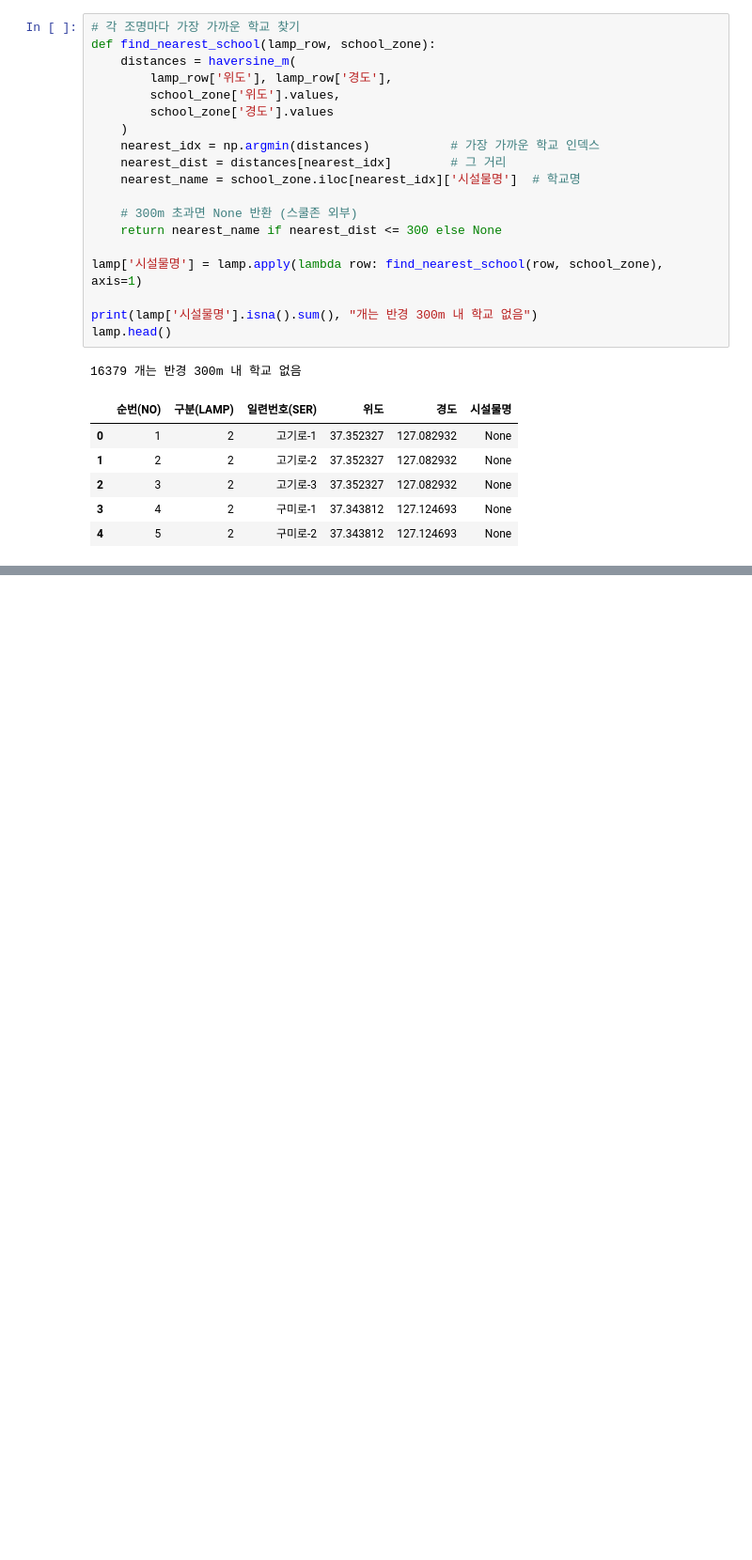
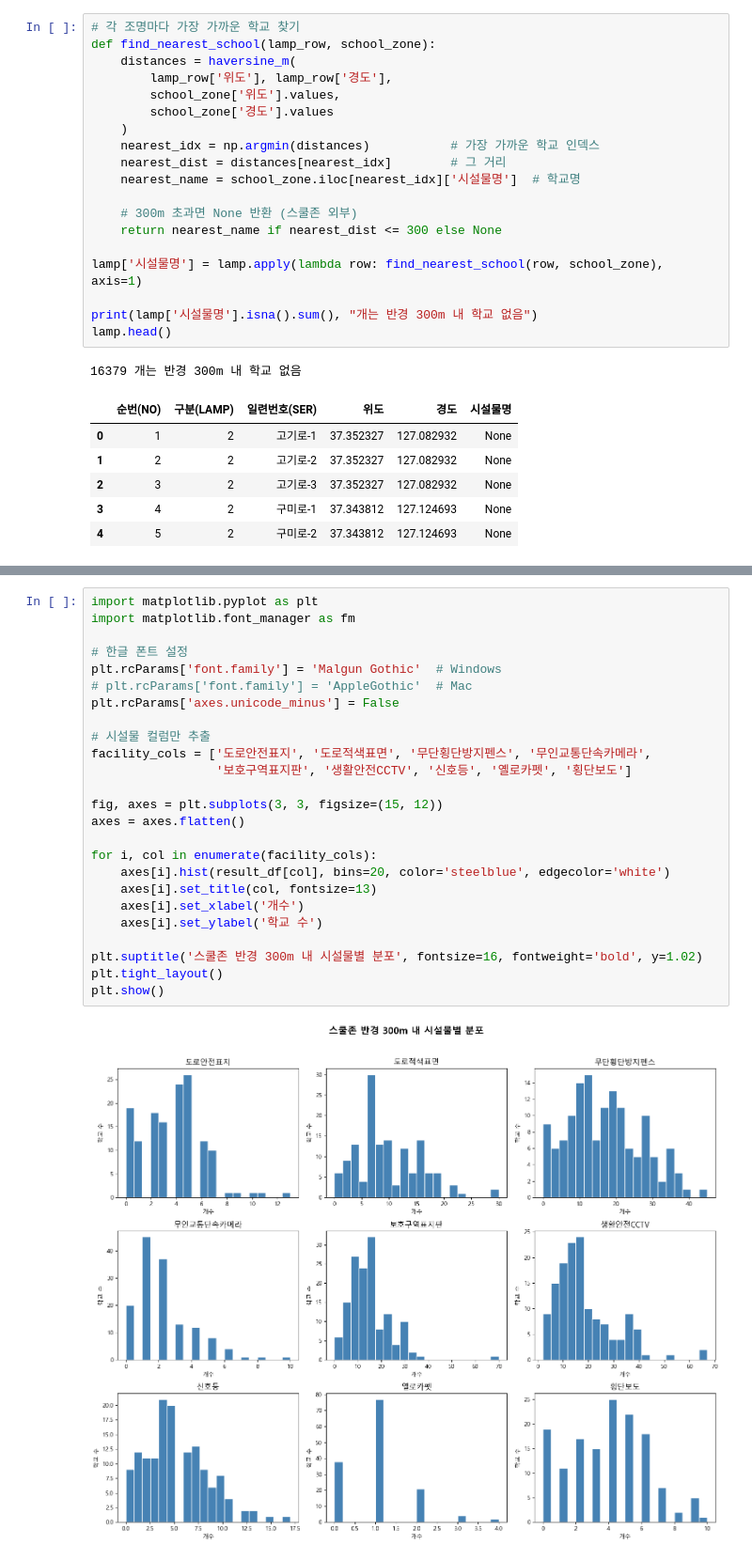
Before and after one commit to jimena1lee/1stProject_MSAI09, a Jupyter notebook: Preprocessing/preprocessing.ipynb, the cells around one changed output, grey strips where cells are left out. Shown at 94% size. Drawn from its saved outputs; the diff is of its cells as text; blank space fills up the shorter version.

```diff
--- a/Preprocessing/preprocessing.ipynb
+++ b/Preprocessing/preprocessing.ipynb
@@ -219,0 +253,27 @@ lamp.head()
+# %%
+import matplotlib.pyplot as plt
+import matplotlib.font_manager as fm
+
+# 한글 폰트 설정
+plt.rcParams['font.family'] = 'Malgun Gothic'  # Windows
+# plt.rcParams['font.family'] = 'AppleGothic'  # Mac
+plt.rcParams['axes.unicode_minus'] = False
+
+# 시설물 컬럼만 추출
+facility_cols = ['도로안전표지', '도로적색표면', '무단횡단방지펜스', '무인교통단속카메라',
+                 '보호구역표지판', '생활안전CCTV', '신호등', '옐로카펫', '횡단보도']
+
+fig, axes = plt.subplots(3, 3, figsize=(15, 12))
+axes = axes.flatten()
+
+for i, col in enumerate(facility_cols):
+    axes[i].hist(result_df[col], bins=20, color='steelblue', edgecolor='white')
+    axes[i].set_title(col, fontsize=13)
+    axes[i].set_xlabel('개수')
+    axes[i].set_ylabel('학교 수')
+
+plt.suptitle('스쿨존 반경 300m 내 시설물별 분포', fontsize=16, fontweight='bold', y=1.02)
+plt.tight_layout()
+plt.show()
+# %% [output]
+[figure, added]
```
Also changed, not shown: parts of 7 cells of this notebook, 3 other files.
